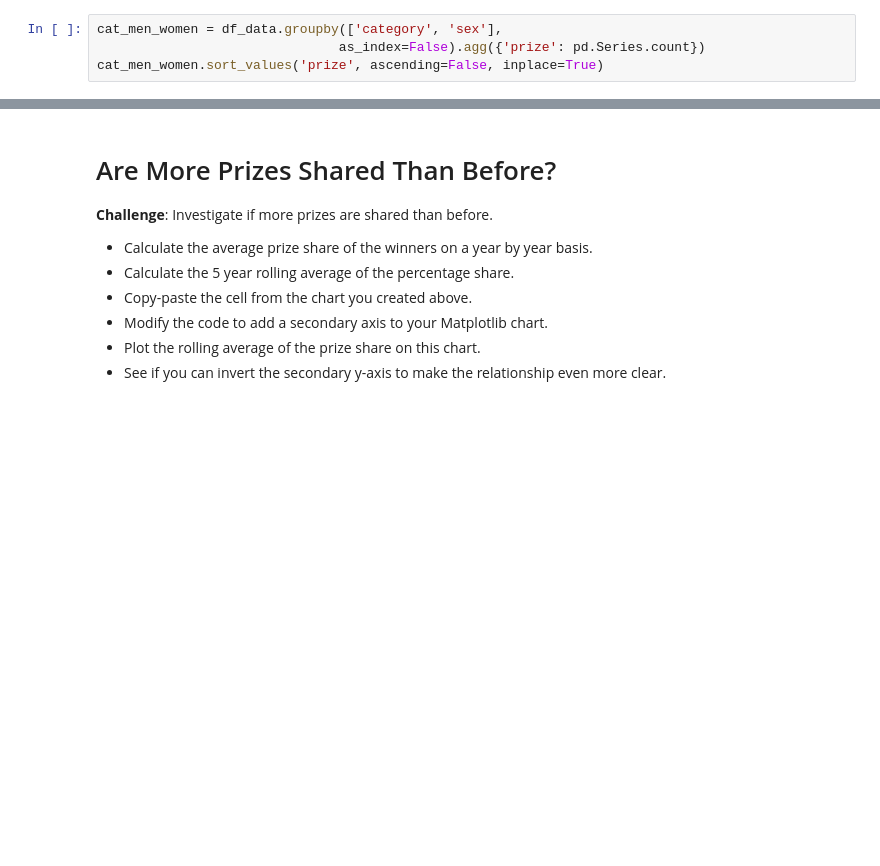
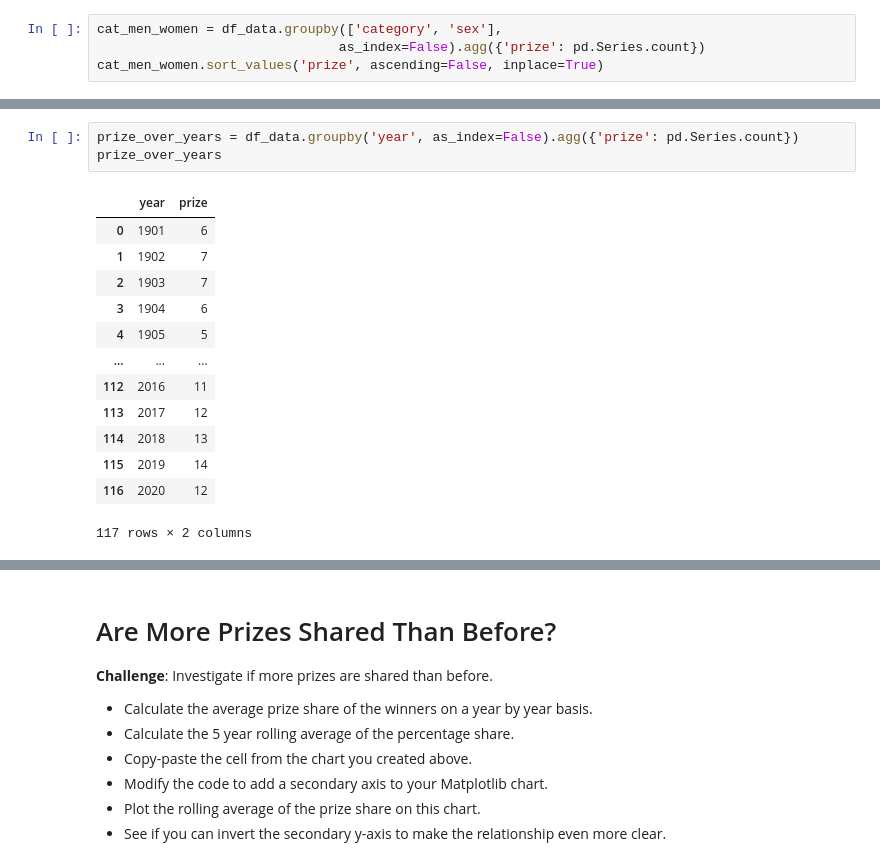
Before and after one commit to womaro/Story, a Jupyter notebook: Nobel_Prize_Analysis_(start).ipynb, the cells around one changed output, grey strips where cells are left out. Cells and saved outputs as stored; diff of their text form; blank space fills up the shorter version.

```diff
--- a/Nobel_Prize_Analysis_(start).ipynb
+++ b/Nobel_Prize_Analysis_(start).ipynb
@@ -345,3 +346,20 @@ v_bar_split.show()
 
 * Looking at the chart, did the first and second world wars have an impact on the number of prizes being given out?
 * What could be the reason for the trend in the chart?
+# %%
+prize_over_years = df_data.groupby('year', as_index=False).agg({'prize': pd.Series.count})
+prize_over_years
+# %% [output]
+|  | year | prize |
+| 0 | 1901 | 6 |
+| 1 | 1902 | 7 |
+| 2 | 1903 | 7 |
+| 3 | 1904 | 6 |
+| 4 | 1905 | 5 |
+| ... | ... | ... |
+| 112 | 2016 | 11 |
+| 113 | 2017 | 12 |
+| 114 | 2018 | 13 |
+| 115 | 2019 | 14 |
+| 116 | 2020 | 12 |
+117 rows × 2 columns
```
Also changed, not shown: parts of 3 cells of this notebook.
